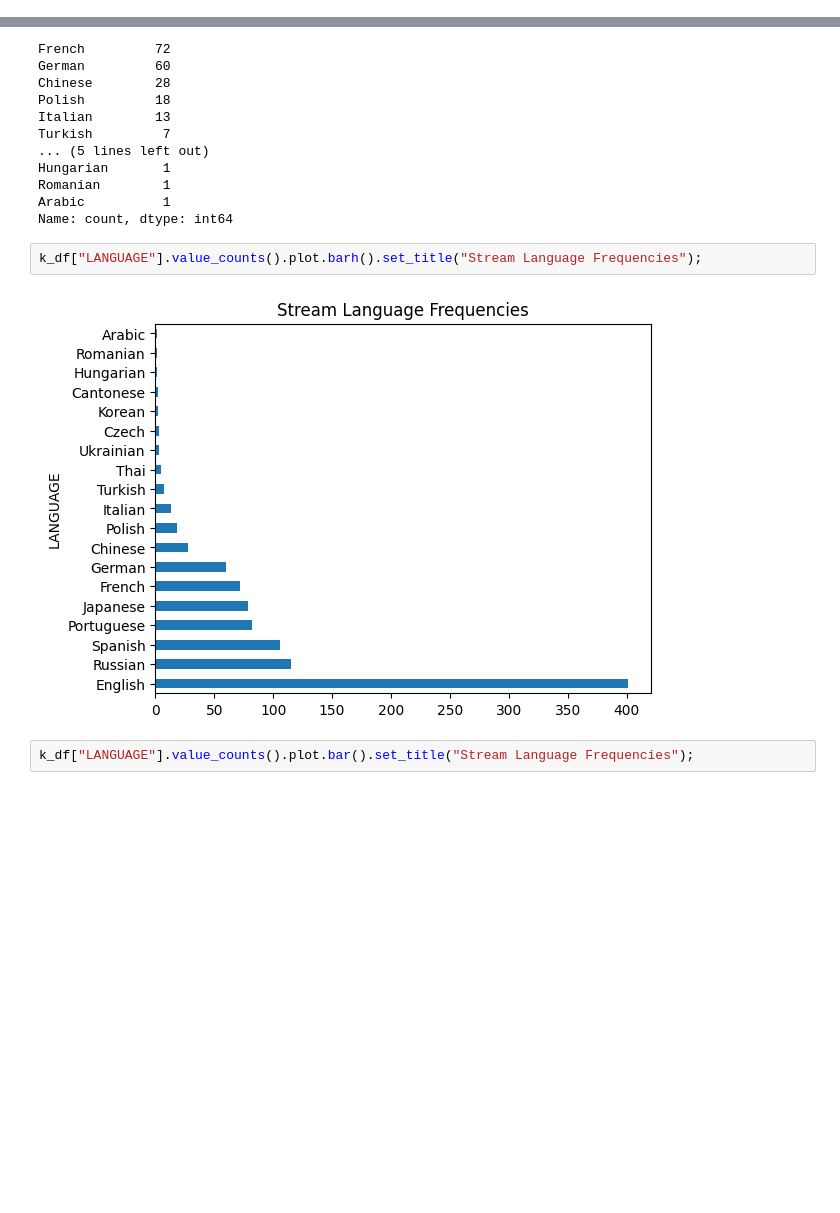
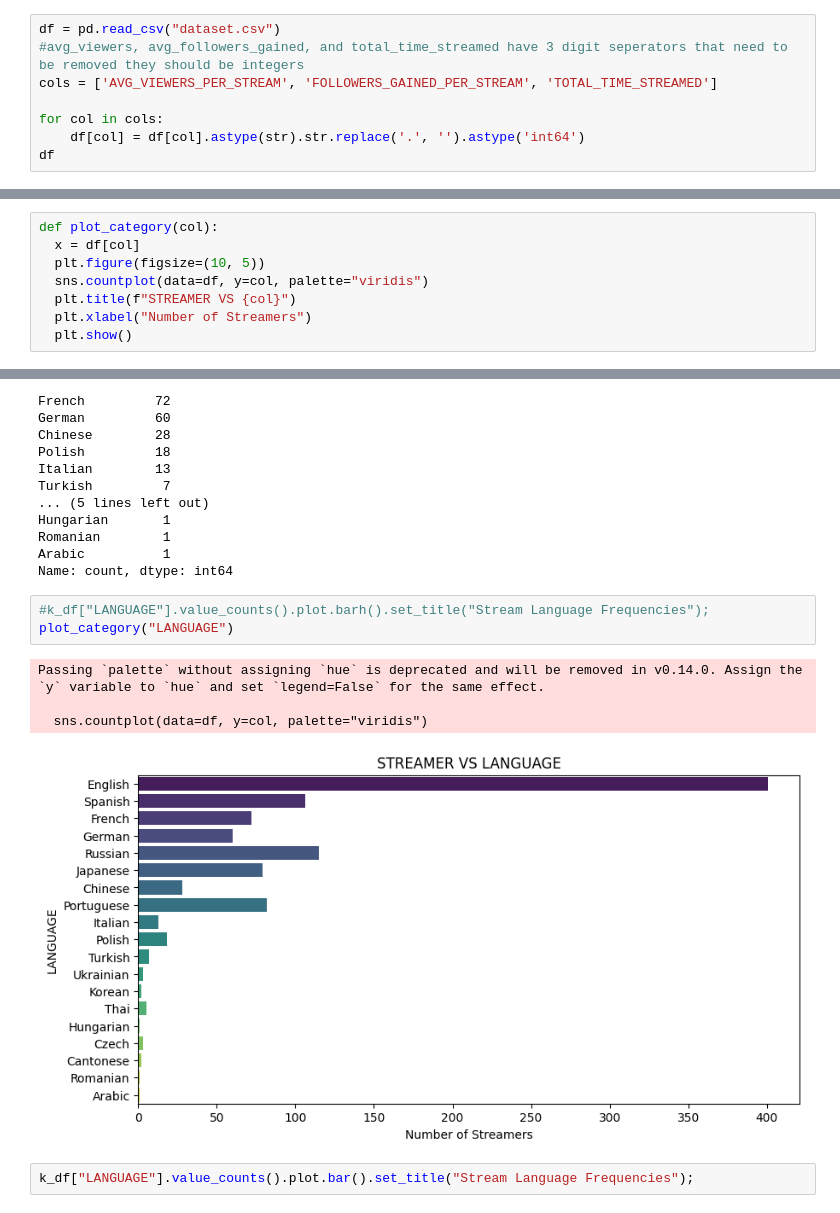
Before and after one commit to Mu5enna/Top1000TwitchStreamer_DataAnalysis, a Jupyter notebook: analysis.ipynb, the cells around one changed output, grey strips where cells are left out. Drawn from its saved outputs; the diff is of its cells as text; blank space fills up the shorter version.

```diff
--- a/analysis.ipynb
+++ b/analysis.ipynb
@@ -23,0 +7,8 @@ df
+# %%
+df = pd.read_csv("dataset.csv")
+#avg_viewers, avg_followers_gained, and total_time_streamed have 3 digit seperators that need to be removed they should be integers
+cols = ['AVG_VIEWERS_PER_STREAM', 'FOLLOWERS_GAINED_PER_STREAM', 'TOTAL_TIME_STREAMED']
+
+for col in cols:
+    df[col] = df[col].astype(str).str.replace('.', '').astype('int64')
+df
@@ -24,3 +29,11 @@ df
+# %%
+def plot_category(col):
+  x = df[col]
+  plt.figure(figsize=(10, 5))
+  sns.countplot(data=df, y=col, palette="viridis")
+  plt.title(f"STREAMER VS {col}")
+  plt.xlabel("Number of Streamers")
+  plt.show()
 # %%
 df.info()
 # %% [output]
@@ -232,9 +251,13 @@ Romanian        1
 Arabic          1
 Name: count, dtype: int64
 # %%
-k_df["LANGUAGE"].value_counts().plot.barh().set_title("Stream Language Frequencies");
+#k_df["LANGUAGE"].value_counts().plot.barh().set_title("Stream Language Frequencies");
+plot_category("LANGUAGE")
 # %% [output]
+Passing `palette` without assigning `hue` is deprecated and will be removed in v0.14.0. Assign the `y` variable to `hue` and set `legend=False` for the same effect.
+
+  sns.countplot(data=df, y=col, palette="viridis")
-[figure, old version]
+[figure, new version]
 # %%
 k_df["LANGUAGE"].value_counts().plot.bar().set_title("Stream Language Frequencies");
 # %% [output]
```
Also changed, not shown: parts of 22 cells of this notebook.
